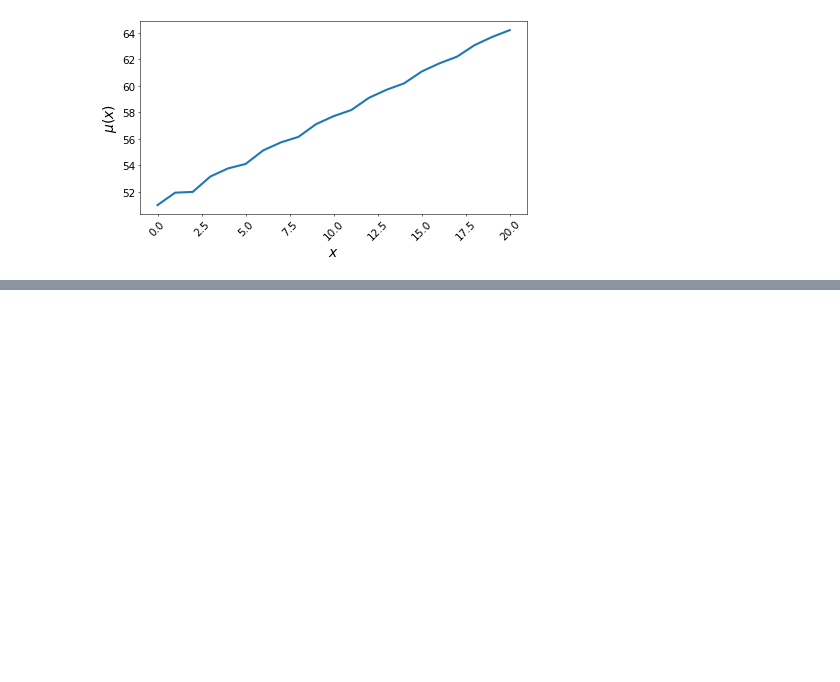
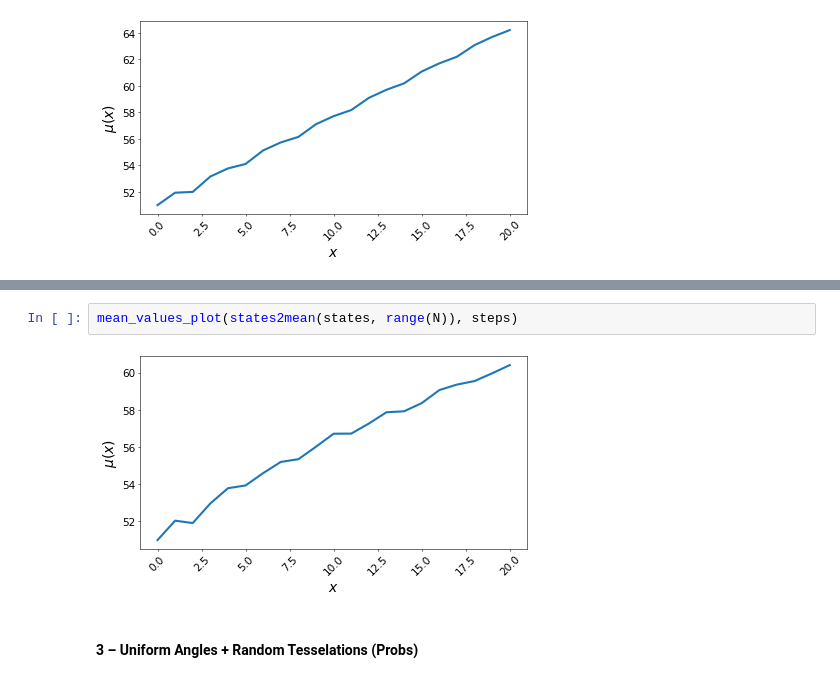
Before and after one commit to JaimePSantos/sqw, a Jupyter notebook: main_tests.ipynb, the cells around one changed output, grey strips where cells are left out. Cells and saved outputs as stored; diff of their text form; blank space fills up the shorter version.

```diff
--- a/main_tests.ipynb
+++ b/main_tests.ipynb
@@ -32,0 +56,6 @@ mean_values_plot(states2mean(states, range(N)), steps)
+# %%
+mean_values_plot(states2mean(states, range(N)), steps)
+# %% [output]
+[figure, added]
+# %% [markdown]
+#### 3 – Uniform Angles + Random Tesselations (Probs)
```
Also changed, not shown: parts of 16 cells of this notebook, 1 other file.
